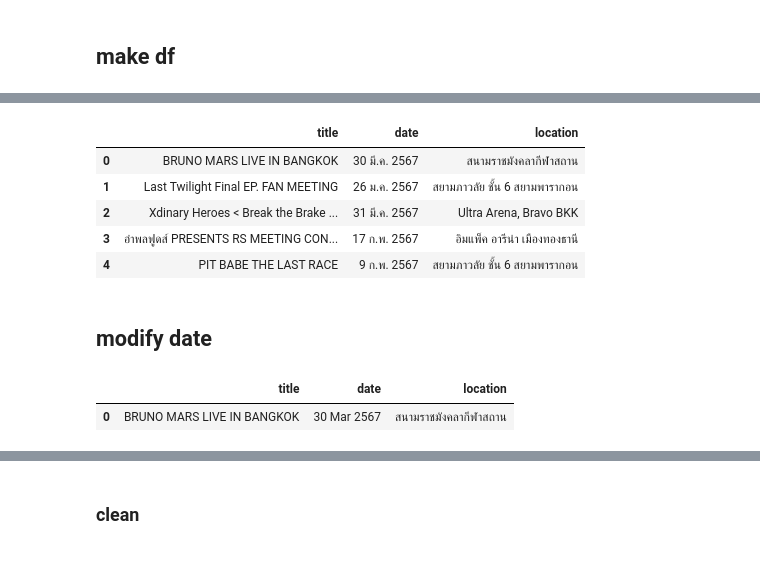
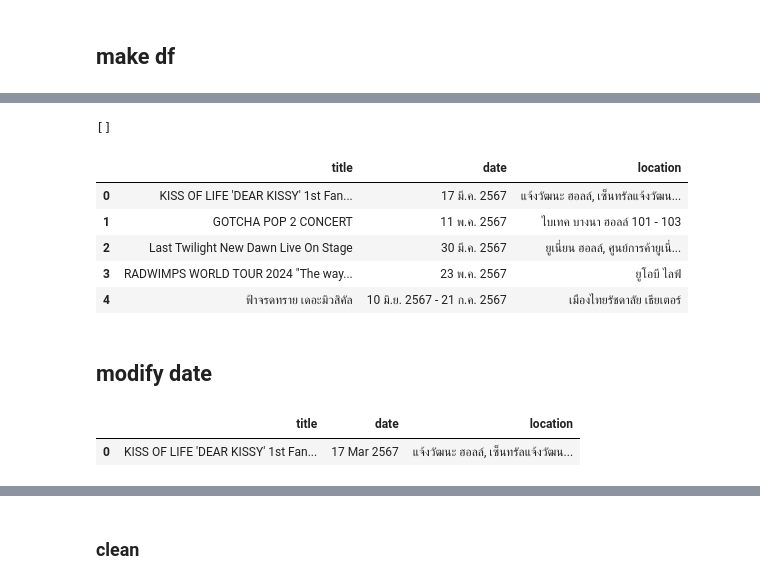
Before and after one commit to gotnps/retune, a Jupyter notebook: concertData.ipynb, the cells around one changed output, grey strips where cells are left out. Cells and saved outputs as stored; diff of their text form; code cells hidden in the pictures.

```diff
--- a/concertData.ipynb
+++ b/concertData.ipynb
@@ -12,6 +12,9 @@ from IPython.display import display
 import re
 import requests
 from datetime import datetime
+# %%
+chrome_driver_path = '/Users/got/Documents/retune/t+im/chromedriver-mac/chromedriver'
+chrome_driver_service = Service(chrome_driver_path)
 # %% [markdown]
 # Ticket Melon
 # %%
@@ -211,0 +215,8 @@ TTMbigdata = requests.get("https://www.thaiticketmajor.com/concert/")
+# %%
+import requests
+
+headers = {
+    'User-Agent': 'Mozilla/5.0 (Windows NT 10.0; Win64; x64) AppleWebKit/537.36 (KHTML, like Gecko) Chrome/97.0.4692.99 Safari/537.36'
+}
+
+TTMbigdata = requests.get("https://www.thaiticketmajor.com/concert/", headers=headers)
@@ -212,29 +249,33 @@ TTMbigdata = requests.get("https://www.thaiticketmajor.com/concert/")
+# %%
+TTMsoup.find_all("div", class_="box-txt")
+# %% [output]
+[]
 # %%
 TTMsoup = BeautifulSoup(TTMbigdata.text, "html.parser")
 TTMsoup.find_all("div", class_="box-txt")
 
 div_elements = TTMsoup.find_all("div", class_="box-txt")
 event_data = []
 
 for div in div_elements:
     event_info = {
         "title": div.find("a", class_="title").text if div.find("a", class_="title") else "",
         "date": div.find("span", class_="datetime").text if div.find("span", class_="datetime") else "",
         "location": div.find("a", class_="venue").text if div.find("a", class_="venue") else ""
     }
     event_data.append(event_info)
 
 
 ttm_concert = pd.DataFrame(event_data)
-ttm_concert = ttm_concert[~ttm_concert['date'].str.contains('Public Sale')]
+# ttm_concert = ttm_concert[~ttm_concert['date'].str.contains('Public Sale')]
 ttm_concert.head(5)
 # %% [output]
 |  | title | date | location |
-| 0 | BRUNO MARS LIVE IN BANGKOK | 30 มี.ค. 2567 | สนามราชมังคลากีฬาสถาน |
-| 1 | Last Twilight Final EP. FAN MEETING | 26 ม.ค. 2567 | สยามภาวลัย ชั้น 6 สยามพารากอน |
-| 2 | Xdinary Heroes < Break the Brake ... | 31 มี.ค. 2567 | Ultra Arena, Bravo BKK |
-| 3 | อำพลฟูดส์ PRESENTS RS MEETING CON... | 17 ก.พ. 2567 | อิมแพ็ค อารีน่า เมืองทองธานี |
-| 4 | PIT BABE THE LAST RACE | 9 ก.พ. 2567 | สยามภาวลัย ชั้น 6 สยามพารากอน |
+| 0 | KISS OF LIFE 'DEAR KISSY' 1st Fan... | 17 มี.ค. 2567 | แจ้งวัฒนะ ฮอลล์, เซ็นทรัลแจ้งวัฒน... |
+| 1 | GOTCHA POP 2 CONCERT | 11 พ.ค. 2567 | ไบเทค บางนา ฮอลล์ 101 - 103 |
+| 2 | Last Twilight New Dawn Live On Stage | 30 มี.ค. 2567 | ยูเนี่ยน ฮอลล์, ศูนย์การค้ายูเนี่... |
+| 3 | RADWIMPS WORLD TOUR 2024 "The way... | 23 พ.ค. 2567 | ยูโอบี ไลฟ์ |
+| 4 | ฟ้าจรดทราย เดอะมิวสิคัล | 10 มิ.ย. 2567 - 21 ก.ค. 2567 | เมืองไทยรัชดาลัย เธียเตอร์ |
 # %% [markdown]
 ## modify date
 # %%
@@ -263,7 +304,7 @@ ttm_concert['date'] = ttm_concert['date'].apply(replace_thai_month_with_english)
 ttm_concert.head(1)
 # %% [output]
 |  | title | date | location |
-| 0 | BRUNO MARS LIVE IN BANGKOK | 30 Mar 2567 | สนามราชมังคลากีฬาสถาน |
+| 0 | KISS OF LIFE 'DEAR KISSY' 1st Fan... | 17 Mar 2567 | แจ้งวัฒนะ ฮอลล์, เซ็นทรัลแจ้งวัฒน... |
 # %%
 ttm_concert.reset_index(drop=True, inplace=True)
 display(ttm_concert)
```
Also changed, not shown: parts of 27 cells of this notebook, 28 other files.
